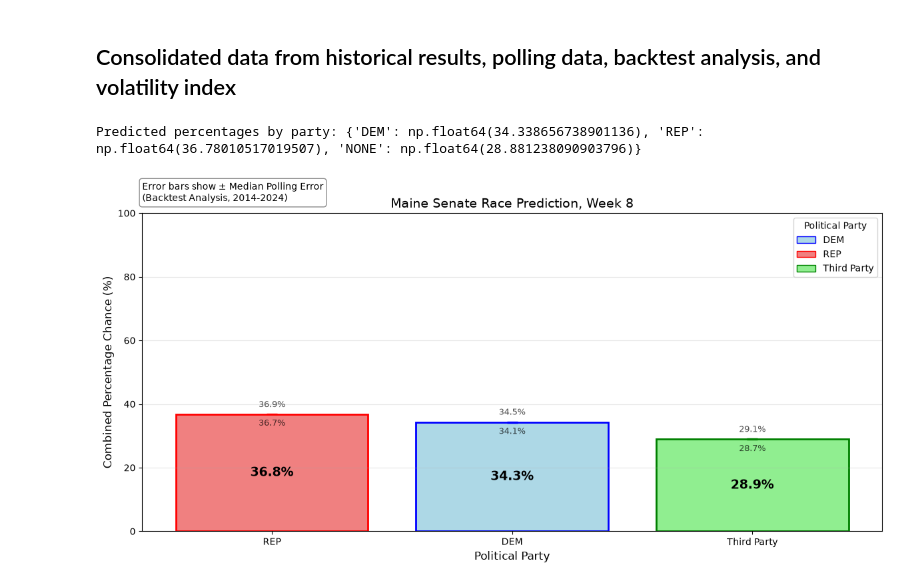
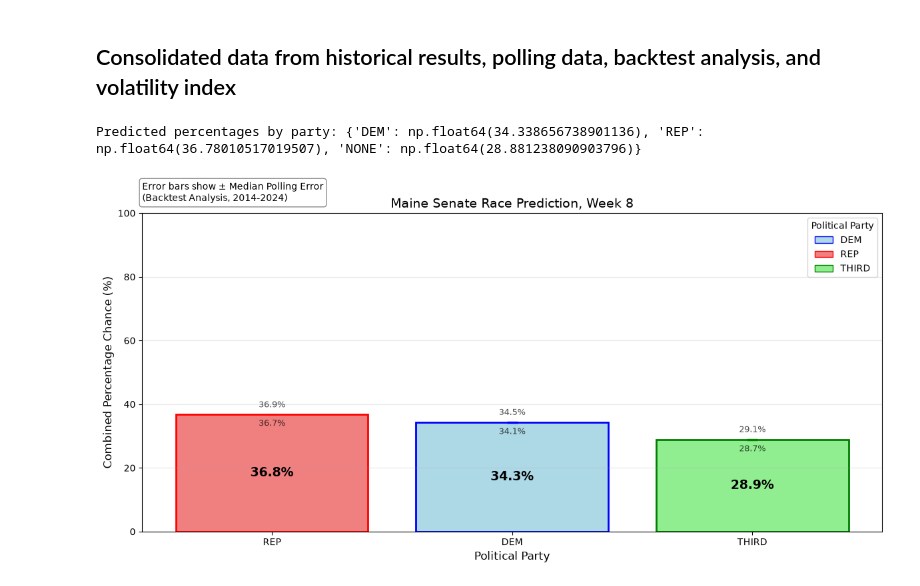
Before and after one commit to ktkt9898/CS-Senior-Project, a Jupyter notebook: Maine_Election_Analysis.ipynb, the cells around one changed output. Cells and saved outputs as stored; diff of their text form; code cells hidden in the pictures.

```diff
--- a/Maine_Election_Analysis.ipynb
+++ b/Maine_Election_Analysis.ipynb
@@ -62,7 +62,7 @@ print(data_2024)
 PARTY_STYLE = {
     "DEM":  {"color": "blue",  "label": "DEM"},
     "REP":  {"color": "red",   "label": "REP"},
-    "NONE": {"color": "green", "label": "Third Party"},
+    "NONE": {"color": "green", "label": "THIRD"},
 }
 
 def style_for(party):
@@ -187,7 +187,7 @@ df_top5 = df_top5.rename(columns={
 PARTY_STYLE = {
     "DEM":  {"color": "blue",  "label": "DEM"},
     "REP":  {"color": "red",   "label": "REP"},
-    "NONE": {"color": "green", "label": "Third Party"},
+    "NONE": {"color": "green", "label": "THIRD"},
 }
 
 def style_for(party):
@@ -203,18 +203,18 @@ fig, ax = plt.subplots(figsize=(12, 6))
 # Positions 0, 1, 2, ... shared by bars and labels so they never drift.
 x_positions = range(len(df_top5))
 
-# --- Bars: one per row, colored by party ---
+# Bars: one per row, colored by party
 for x in x_positions:
     row = df_top5.iloc[x]
     ax.bar(x, row["Votes"], color=style_for(row["Party"])["color"])
 
-# --- Value labels: placed just above each bar ---
+# Value labels: placed just above each bar
 for x in x_positions:
     row = df_top5.iloc[x]
     ax.text(x, row["Votes"], f"{int(row['Votes']):,}",
             ha="center", va="bottom", fontsize=10)
 
-# --- Axes, title, grid ---
+# Axes, title, grid
 ax.set_xticks(list(x_positions))
 ax.set_xticklabels(df_top5["Answer"], rotation=0)
 ax.set_xlabel("Candidate", fontsize=12)
@@ -223,7 +223,7 @@ ax.set_title("Total Sample Size by Candidate in Maine", fontsize=14)
 ax.set_ylim(0, 80_000)
 ax.grid(axis="y", alpha=0.3)
 
-# --- Legend: one swatch per party, generated from PARTY_STYLE ---
+# Legend: one swatch per party, generated from PARTY_STYLE
 legend_elements = [
     Patch(facecolor=style_for(p)["color"], label=style_for(p)["label"])
     for p in dict.fromkeys(df_top5["Party"])
@@ -285,7 +285,7 @@ print(party_totals)
 PARTY_STYLE = {
     "DEM":  {"color": "blue",  "label": "DEM"},
     "REP":  {"color": "red",   "label": "REP"},
-    "NONE": {"color": "green", "label": "Third Party"},
+    "NONE": {"color": "green", "label": "THIRD"},
 }
 
 def style_for(party):
@@ -301,18 +301,18 @@ fig, ax = plt.subplots(figsize=(12, 6))
 # Positions 0, 1, 2 shared by bars and labels so they never drift.
 x_positions = range(len(party_totals))
 
-# --- Bars: one per party, colored by party ---
+# Bars: one per party, colored by party
 for x in x_positions:
     row = party_totals.iloc[x]
     ax.bar(x, row["Votes"], color=style_for(row["Party"])["color"])
 
-# --- Value labels: placed just above each bar ---
+# Value labels: placed just above each bar
 for x in x_positions:
     row = party_totals.iloc[x]
     votes = row["Votes"]
     ax.text(x, votes, f"{int(votes):,}", ha="center", va="bottom", fontsize=10)
 
-# --- Axes, title, grid ---
+# Axes, title, grid
 # The x-axis shows the *display name* of each party ("Third Party" not "NONE").
 ax.set_xticks(list(x_positions))
 ax.set_xticklabels(
@@ -325,7 +325,7 @@ ax.set_title("Total Sample Size by Political Party in Maine", fontsize=14)
 ax.set_ylim(0, 100_000)
 ax.grid(axis="y", alpha=0.3)
 
-# --- Legend: one swatch per party, generated from PARTY_STYLE ---
+# Legend: one swatch per party, generated from PARTY_STYLE
 legend_elements = [
     Patch(facecolor=style_for(p)["color"], label=style_for(p)["label"])
     for p in party_totals["Party"]
@@ -445,7 +445,7 @@ combined_df = (
 PARTY_STYLE = {
     "DEM":  {"fill": "lightblue",  "edge": "blue",  "label": "DEM",         "label_dx": 0.0},
     "REP":  {"fill": "lightcoral", "edge": "red",   "label": "REP",         "label_dx": 0.0},
-    "NONE": {"fill": "lightgreen", "edge": "green", "label": "Third Party", "label_dx": 0.0},
+    "NONE": {"fill": "lightgreen", "edge": "green", "label": "THIRD", "label_dx": 0.0},
 }
 
 def style_for(party):
@@ -462,7 +462,7 @@ fig, ax = plt.subplots(figsize=(12, 6))
 
 x_positions = range(len(combined_df))
 
-# --- Bars with error bars ---
+# Bars with error bars
 for x in x_positions:
     row = combined_df.iloc[x]
     party = row["Party"]
@@ -481,7 +481,7 @@ for x in x_positions:
         error_kw={"linewidth": 2.5, "ecolor": style["edge"], "capsize": 6},
     )
 
-# --- Percentage label centered inside each bar ---
+# Percentage label centered inside each bar
 for x in x_positions:
     row = combined_df.iloc[x]
     style = style_for(row["Party"])
@@ -493,7 +493,7 @@ for x in x_positions:
         fontsize=14, fontweight="bold", color="black",
     )
 
-# --- Upper / lower bound labels above and below the error bars ---
+# Upper / lower bound labels above and below the error bars
 for x in x_positions:
     row = combined_df.iloc[x]
     err = abs(median_error_margins.get(row["Party"], 0))
@@ -508,35 +508,35 @@ for x in x_positions:
     ax.text(x, lower - 1.5, f"{lower:.1f}%",
             ha="center", va="top", fontsize=9, color="black", alpha=0.7)
 
-# --- Axes, title, grid ---
+# Axes, title, grid
 ax.set_xticks(list(x_positions))
 ax.set_xticklabels([style_for(p)["label"] for p in combined_df["Party"]])
 ax.set_ylim(0, 100)
 ax.set_xlabel("Political Party", fontsize=12)
 ax.set_ylabel("Combined Percentage Chance (%)", fontsize=12)
 ax.set_title(f"Maine Senate Race Prediction, Week {WEEK}", fontsize=14)
 ax.grid(axis="y", alpha=0.3)
 
-# --- Legend ---
+# Legend
 legend_elements = [
     Patch(facecolor=s["fill"], edgecolor=s["edge"], label=s["label"])
     for s in PARTY_STYLE.values()
 ]
 ax.legend(handles=legend_elements, title="Political Party", loc="upper right")
 
-# --- Annotation box ---
+# Annotation box
 ax.text(
     0, 1.1,
     "Error bars show ± Median Polling Error\n(Backtest Analysis, 2014-2024)",
     transform=ax.transAxes,
     fontsize=10,
     verticalalignment="top",
     bbox=dict(boxstyle="round", facecolor="white", alpha=0.9, edgecolor="gray"),
 )
 
 plt.tight_layout()
 plt.savefig(f"_static/images/maine_graph_week_{WEEK}.png", dpi=300, bbox_inches="tight")
 plt.show()
 # %% [output]
 Predicted percentages by party: {'DEM': np.float64(34.338656738901136), 'REP': np.float64(36.78010517019507), 'NONE': np.float64(28.881238090903796)}
-[figure, old version]
+[figure, new version]
```
Also changed, not shown: parts of 3 cells of this notebook, 37 other files.
